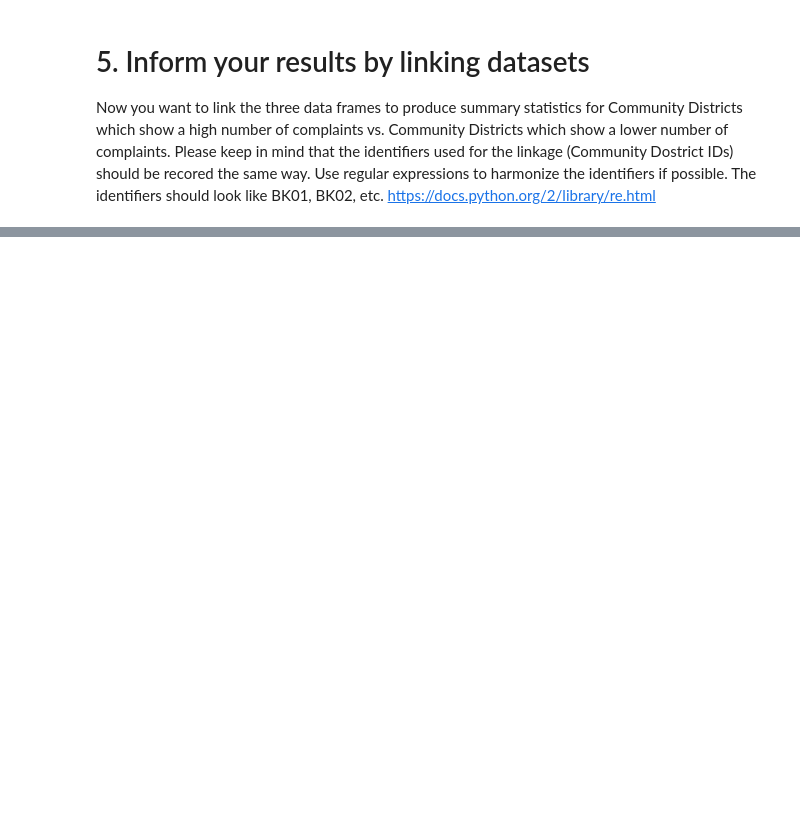
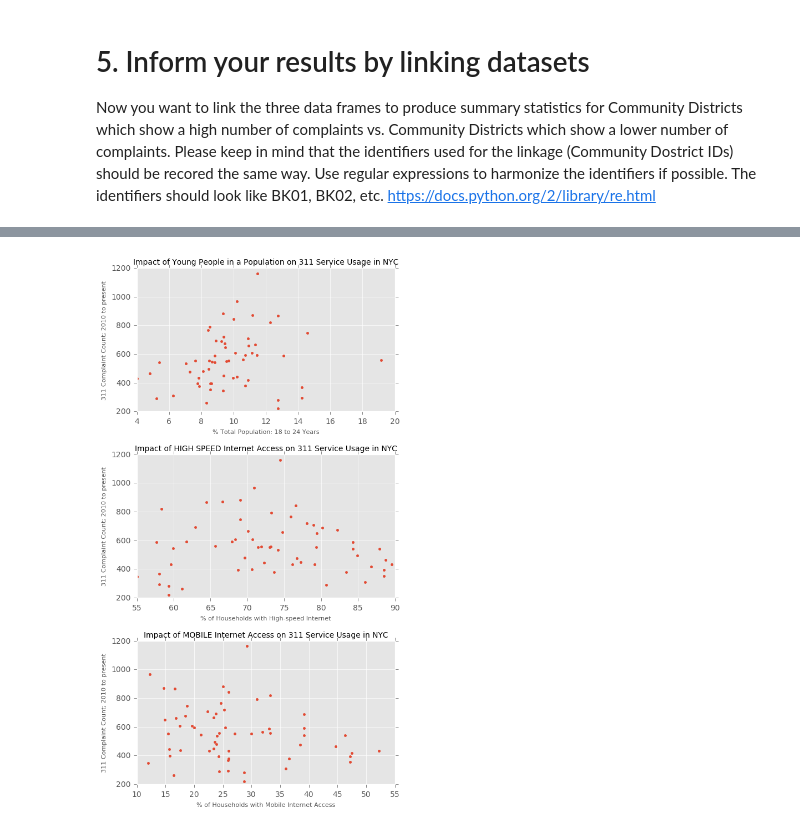
Before and after one commit to ian-wright/NYUclass-urban-informatics, a Jupyter notebook: HW8_iw453/PUI 2016 - Working with Data Lab.ipynb, the cells around one changed output, grey strips where cells are left out. Saved outputs shown, nothing was run; the diff lists cells and outputs as text; code cells hidden in the pictures; blank space fills up the shorter version.

```diff
--- a/HW8_iw453/PUI 2016 - Working with Data Lab.ipynb
+++ b/HW8_iw453/PUI 2016 - Working with Data Lab.ipynb
@@ -168,0 +330,10 @@ df_infr = pd.read_csv(PUIdata + "/ACS_Computer_Use_and_Internet_2014_1Year_Estim
+# %%
+# Aggregate internet type by high and low connections
+df_infr['%_highspeed'] = map(lambda broadband, total:
+                            float(broadband) / float(total),
+                            df_infr['Households: With A Broadband Internet Subscription'],
+                            df_infr['Households'])
+df_infr['%_lowspeed'] = map(lambda dialup, total:
+                            float(dialup) / float(total),
+                            df_infr['Households: With Dial-Up Internet Subscription Alone'],
+                            df_infr['Households'])
@@ -173,2 +400,4 @@ https://docs.python.org/2/library/re.html
 # %%
 # Harmonize identifier of dataframe 1
+comm_df['cd_id'] = map(lambda cd: map_cd(cd), comm_df.index)
+comm_df.head()
@@ -182,0 +416,5 @@ https://docs.python.org/2/library/re.html
+# %%
+# Harmonize identifier of dataframe 3
+df_infr['cd_id'] = map(lambda cd: map_cd(cd), df_infr['Qualifying Name'])
+df_infr.drop('Qualifying Name', axis=1, inplace=True)
+df_infr.head()
@@ -182,0 +428,4 @@ https://docs.python.org/2/library/re.html
+# %%
+# Link the 3 dataframes
+df = comm_df.merge(df_pop, how='left', on='cd_id').merge(df_infr, how='left', on='cd_id')
+df.head()
@@ -182,0 +439,25 @@ https://docs.python.org/2/library/re.html
+# %%
+# Are the demographics and infrastructure different in Community Districts that show more complaints than others?
+fig, axarr = plt.subplots(3)
+fig.set_size_inches(6,12)
+fig.subplots_adjust(hspace=.3)
+
+
+axarr[0].plot(df['% Total Population: 18 to 24 Years'], df['complaint_count'], '.')
+axarr[0].set_title('Impact of Young People in a Population on 311 Service Usage in NYC', fontsize=10)
+axarr[0].set_xlabel('% Total Population: 18 to 24 Years', fontsize=8)
+axarr[0].set_ylabel('311 Complaint Count; 2010 to present', fontsize=8)
+
+axarr[1].plot(df['%_highspeed'] * 100, df['complaint_count'], '.')
+axarr[1].set_title('Impact of HIGH SPEED Internet Access on 311 Service Usage in NYC', fontsize=10)
+axarr[1].set_xlabel('% of Households with High-speed Internet', fontsize=8)
+axarr[1].set_ylabel('311 Complaint Count; 2010 to present', fontsize=8)
+
+axarr[2].plot(df['%_mobile'] * 100, df['complaint_count'], '.')
+axarr[2].set_title('Impact of MOBILE Internet Access on 311 Service Usage in NYC', fontsize=10)
+axarr[2].set_xlabel('% of Households with Mobile Internet Access', fontsize=8)
+axarr[2].set_ylabel('311 Complaint Count; 2010 to present', fontsize=8)
+
+plt.show()
+# %% [output]
+[figure, added]
```
Also changed, not shown: parts of 46 cells of this notebook.
